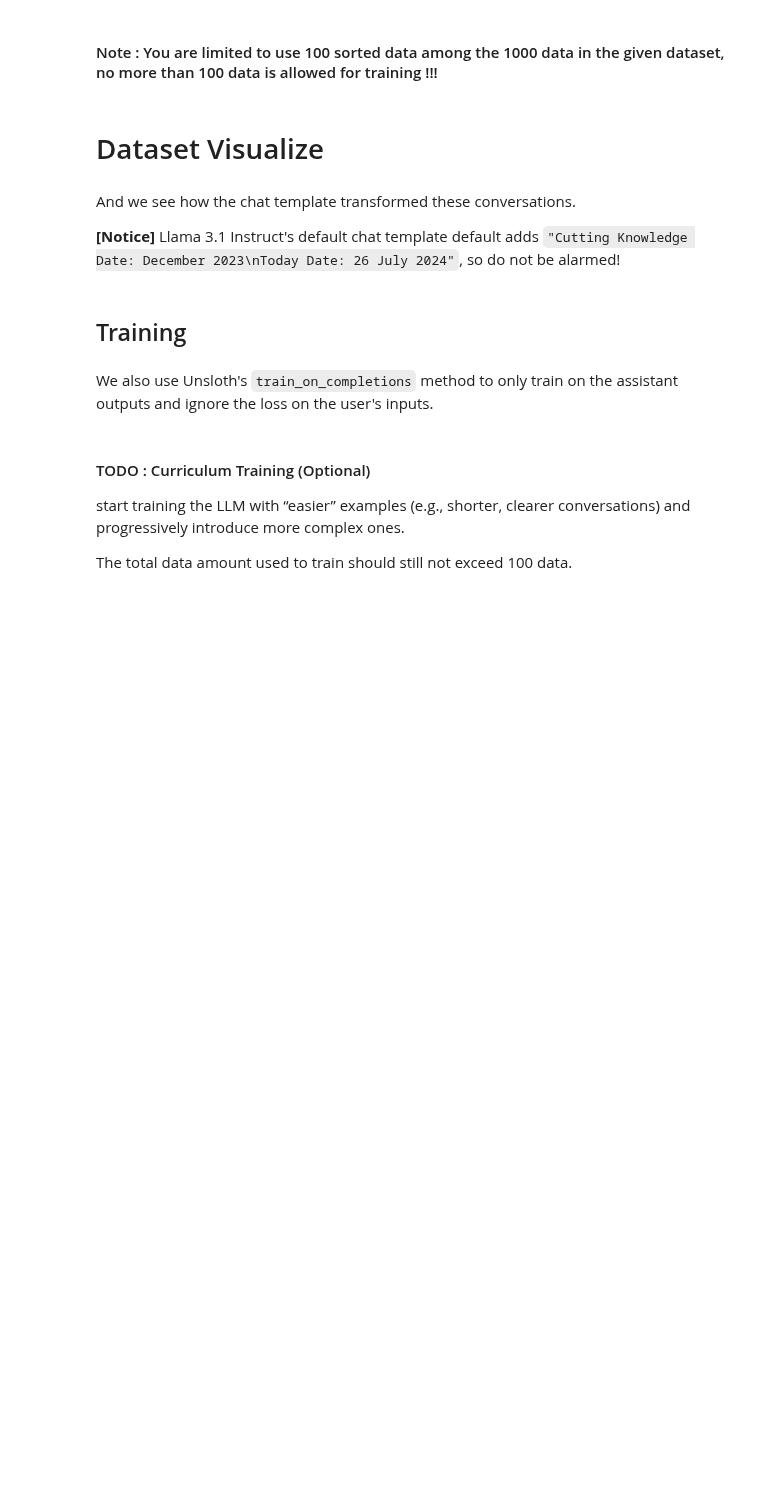
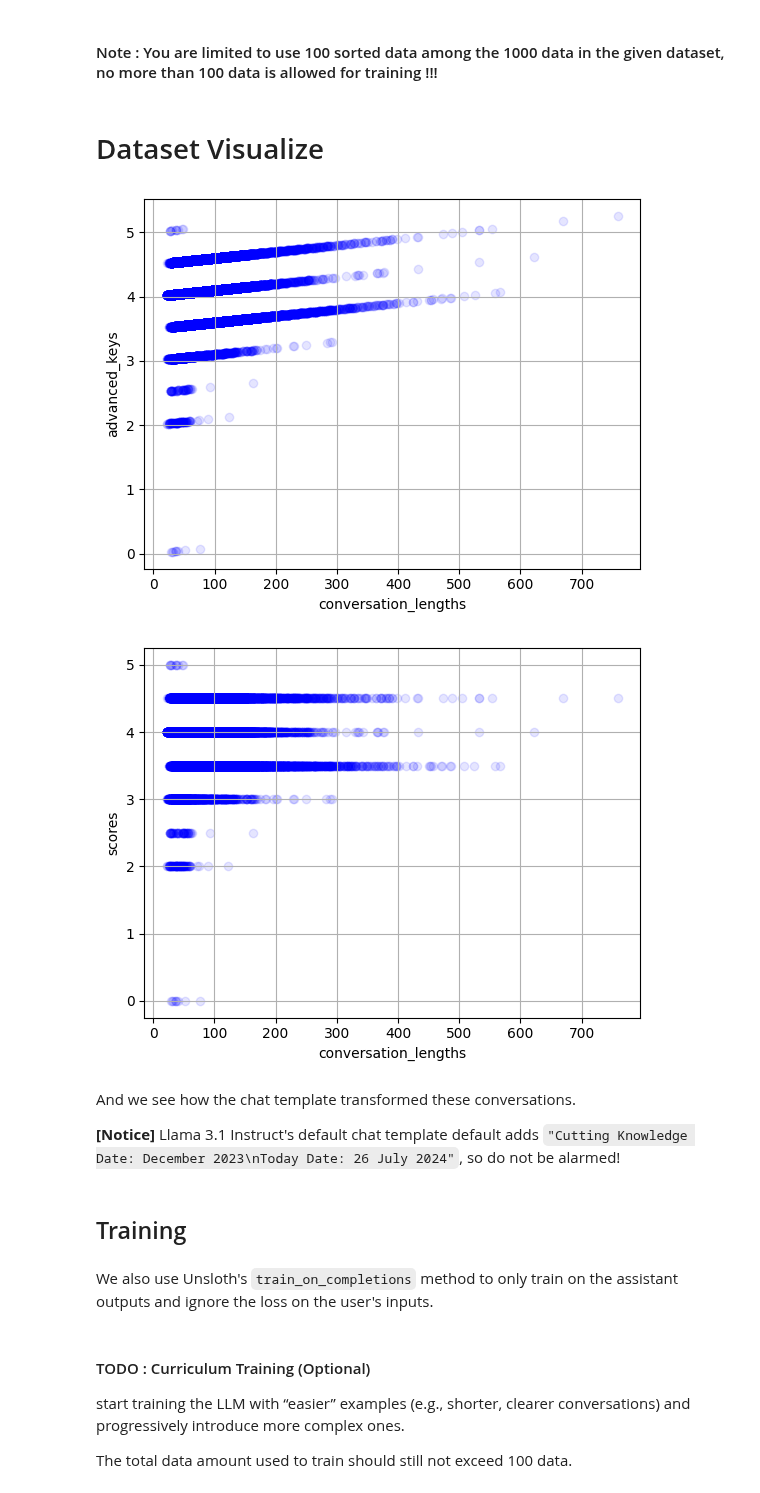
Before and after one commit to chousallen/MachineLearning2025, a Jupyter notebook: hw05/ml2025spring-hw5-finetuning-is-powerful-kaggle.ipynb, the cells around one changed output. Saved outputs shown, nothing was run; the diff lists cells and outputs as text; code cells hidden in the pictures; blank space fills up the shorter version.

Commit message:
Kaggle Notebook | ml2025spring-hw5-finetuning-is-powerful-kaggle | use length, larger model

```diff
--- a/hw05/ml2025spring-hw5-finetuning-is-powerful-kaggle.ipynb
+++ b/hw05/ml2025spring-hw5-finetuning-is-powerful-kaggle.ipynb
@@ -133,7 +177,7 @@ for entry in sorted_dataset_simple.select(range(5)):
 def advanced_sort_key(example):
     conversation_len = compute_conversation_length(example)
     score = example["score"]
-    return 1e-5 * conversation_len + score * 1
+    return 1e-3 * conversation_len + score * 1
 
 ####################################### TODO ###########################################
 
@@ -168,3 +229,36 @@ dataset[5]["conversations"]
+# %%
+# dataset[5]["conversations"]
+
+# Extract conversation lengths and scores
+conversation_lengths = [compute_conversation_length(example) for example in dataset]
+scores = [example['score'] for example in dataset]
+advanced_keys = [advanced_sort_key(example) for example in dataset]
+# %%
+# Import necessary libraries
+import matplotlib.pyplot as plt
+
+
+# Plot the data
+# plt.plot(conversation_lengths)
+# plt.plot(scores)
+# plt.plot(advanced_keys)
+plt.scatter(conversation_lengths, advanced_keys, alpha=0.1, color='blue')
+# plt.scatter(advanced_keys, scores, alpha=0.1, color='blue')
+plt.xlabel('conversation_lengths')
+plt.ylabel('advanced_keys')
+# plt.xlabel('Custom key', fontsize=14)
+# plt.ylabel('Score', fontsize=14)
+plt.grid(True)
+plt.show()
+plt.close()
+plt.scatter(conversation_lengths, scores, alpha=0.1, color='blue')
+plt.xlabel('conversation_lengths')
+plt.ylabel('scores')
+plt.grid(True)
+plt.show()
+# %% [output]
+[figure, added]
+[figure, added]
 # %% [markdown]
 And we see how the chat template transformed these conversations.
 
```
Also changed, not shown: parts of 9 cells of this notebook.
